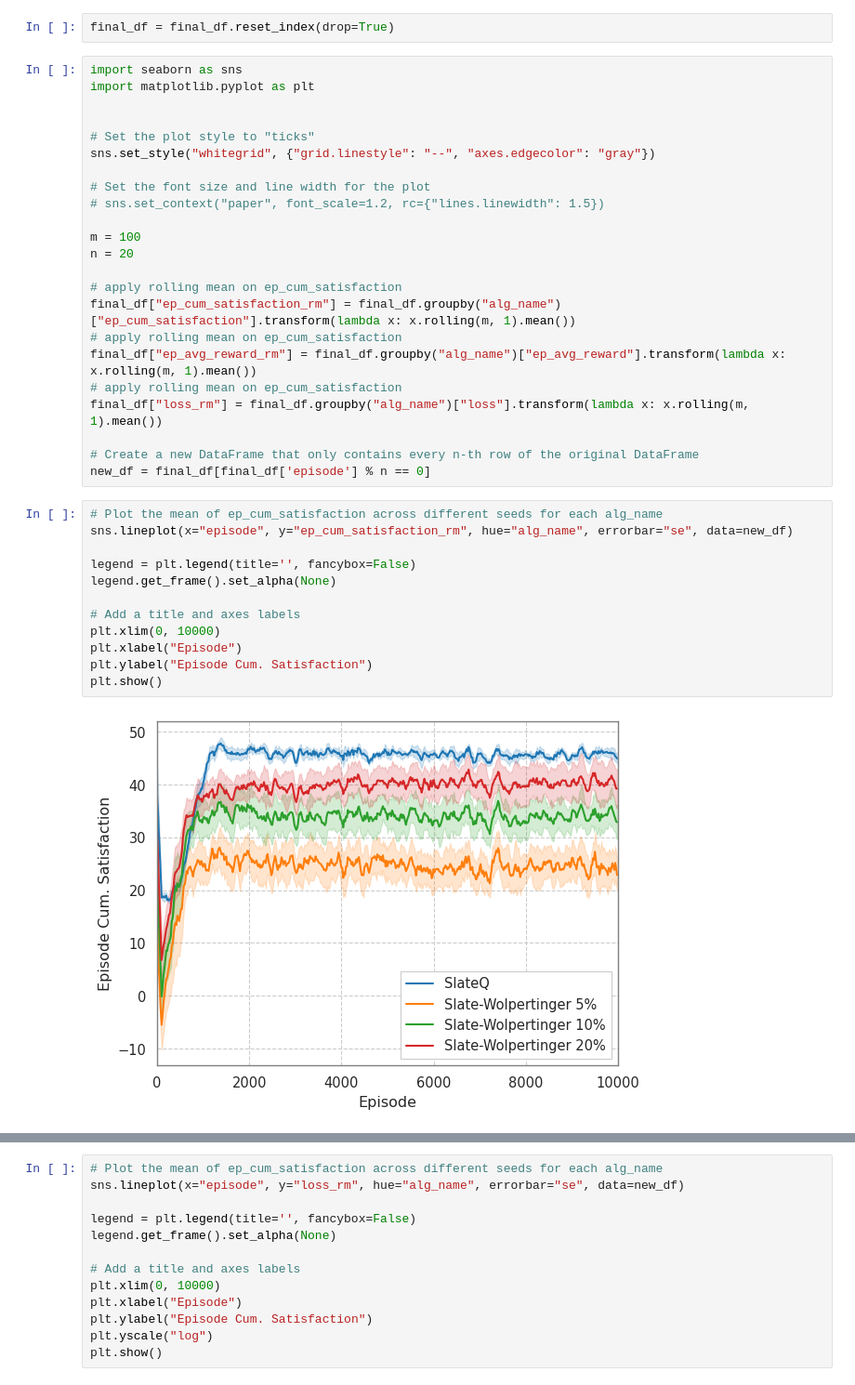
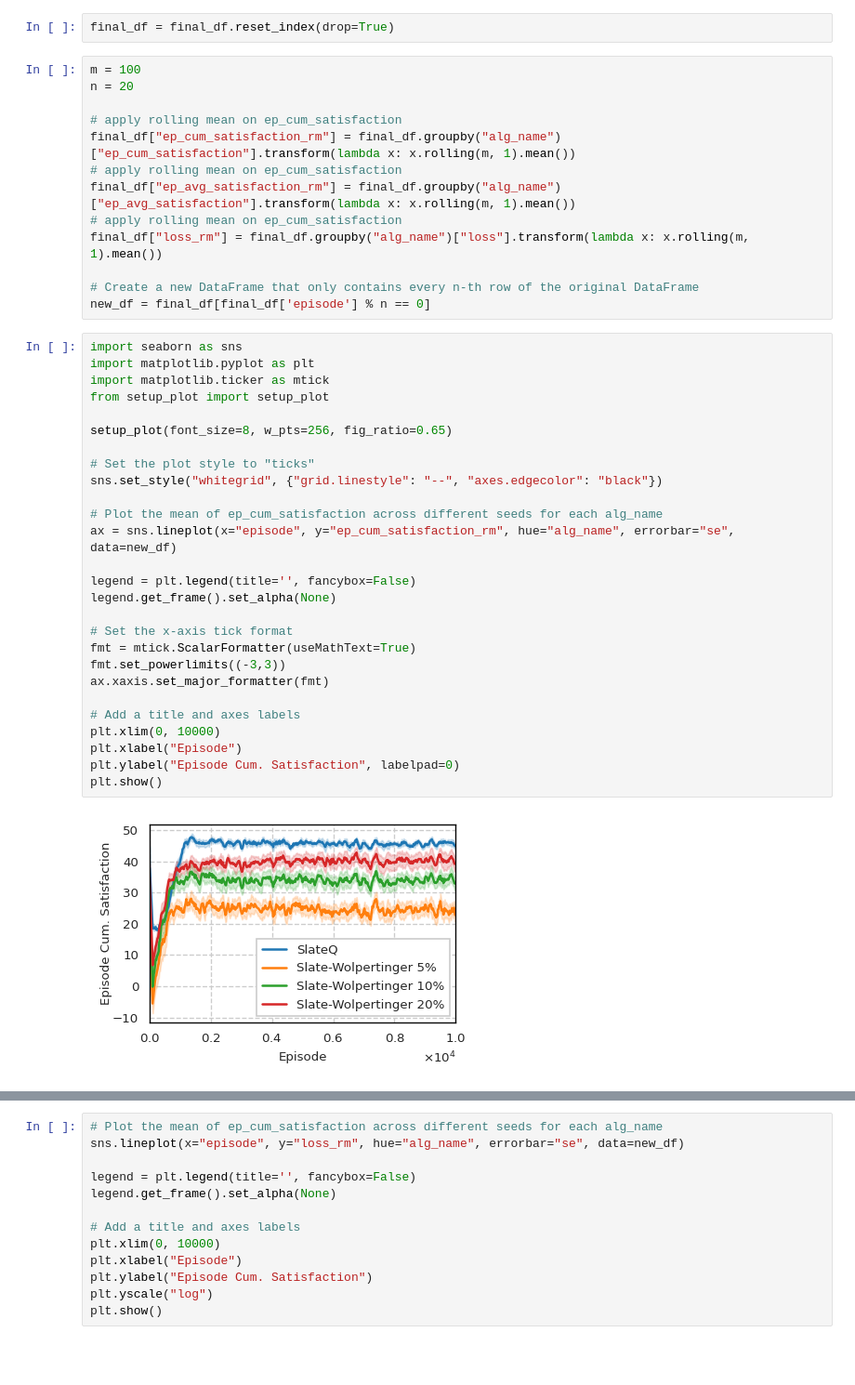
Before and after one commit to Asr419/rl_wolpertinger, a Jupyter notebook: src/plotting_scripts/plot_convergence.ipynb, the cells around one changed output, grey strips where cells are left out. Shown at 93% size. Drawn from its saved outputs; the diff is of its cells as text; blank space fills up the shorter version.

Commit message:
setup plot

```diff
--- a/src/plotting_scripts/plot_convergence.ipynb
+++ b/src/plotting_scripts/plot_convergence.ipynb
@@ -65,42 +65,47 @@ final_df = pd.concat([final_df, wp_df])
 # %%
 final_df = final_df.reset_index(drop=True)
 # %%
-import seaborn as sns
-import matplotlib.pyplot as plt
-
-
-# Set the plot style to "ticks"
-sns.set_style("whitegrid", {"grid.linestyle": "--", "axes.edgecolor": "gray"})
-
-# Set the font size and line width for the plot
-# sns.set_context("paper", font_scale=1.2, rc={"lines.linewidth": 1.5})
-
 m = 100
 n = 20
 
 # apply rolling mean on ep_cum_satisfaction
 final_df["ep_cum_satisfaction_rm"] = final_df.groupby("alg_name")["ep_cum_satisfaction"].transform(lambda x: x.rolling(m, 1).mean())
 # apply rolling mean on ep_cum_satisfaction
-final_df["ep_avg_reward_rm"] = final_df.groupby("alg_name")["ep_avg_reward"].transform(lambda x: x.rolling(m, 1).mean())
+final_df["ep_avg_satisfaction_rm"] = final_df.groupby("alg_name")["ep_avg_satisfaction"].transform(lambda x: x.rolling(m, 1).mean())
 # apply rolling mean on ep_cum_satisfaction
 final_df["loss_rm"] = final_df.groupby("alg_name")["loss"].transform(lambda x: x.rolling(m, 1).mean())
 
 # Create a new DataFrame that only contains every n-th row of the original DataFrame
 new_df = final_df[final_df['episode'] % n == 0]
 # %%
+import seaborn as sns
+import matplotlib.pyplot as plt
+import matplotlib.ticker as mtick
+from setup_plot import setup_plot
+
+setup_plot(font_size=8, w_pts=256, fig_ratio=0.65)
+
+# Set the plot style to "ticks"
+sns.set_style("whitegrid", {"grid.linestyle": "--", "axes.edgecolor": "black"})
+
 # Plot the mean of ep_cum_satisfaction across different seeds for each alg_name
-sns.lineplot(x="episode", y="ep_cum_satisfaction_rm", hue="alg_name", errorbar="se", data=new_df)
+ax = sns.lineplot(x="episode", y="ep_cum_satisfaction_rm", hue="alg_name", errorbar="se", data=new_df)
 
 legend = plt.legend(title='', fancybox=False)
 legend.get_frame().set_alpha(None)
 
+# Set the x-axis tick format
+fmt = mtick.ScalarFormatter(useMathText=True)
+fmt.set_powerlimits((-3,3))
+ax.xaxis.set_major_formatter(fmt)
+
 # Add a title and axes labels
 plt.xlim(0, 10000)
 plt.xlabel("Episode")
-plt.ylabel("Episode Cum. Satisfaction")
+plt.ylabel("Episode Cum. Satisfaction", labelpad=0)
 plt.show()
 # %% [output]
-[figure, old version]
+[figure, new version]
 # %%
 new_df.keys()
 # %% [output]
```
Also changed, not shown: parts of 1 cell of this notebook, 1 other file.
